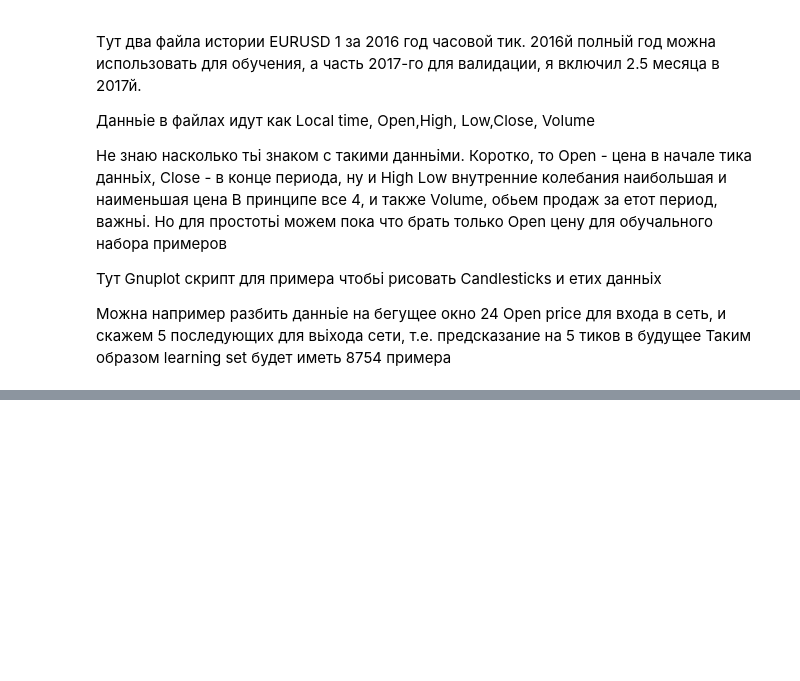
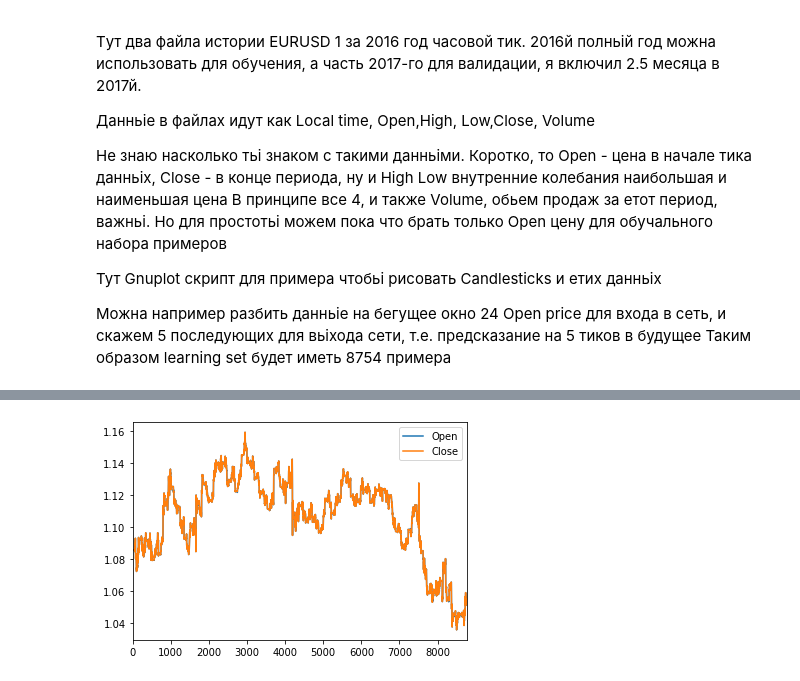
Before and after one commit to viktor-begun/ML_Trading, a Jupyter notebook: ML_Trading.ipynb, the cells around one changed output, grey strips where cells are left out. Saved outputs shown, nothing was run; the diff lists cells and outputs as text; code cells hidden in the pictures; blank space fills up the shorter version.

```diff
--- a/ML_Trading.ipynb
+++ b/ML_Trading.ipynb
@@ -35,0 +84,5 @@ EURUSD_1H_2016_df
+# %%
+# Plot 'Open' and 'Close'
+EURUSD_1H_2016_df.plot.line(y={'Open','Close'});
+# %% [output]
+[figure, added]
```
Also changed, not shown: parts of 25 cells of this notebook.
